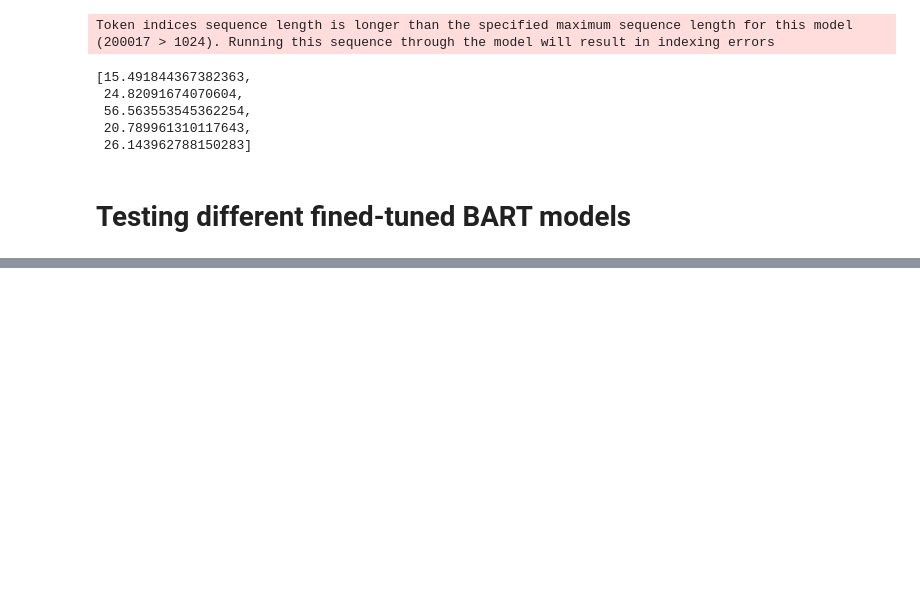
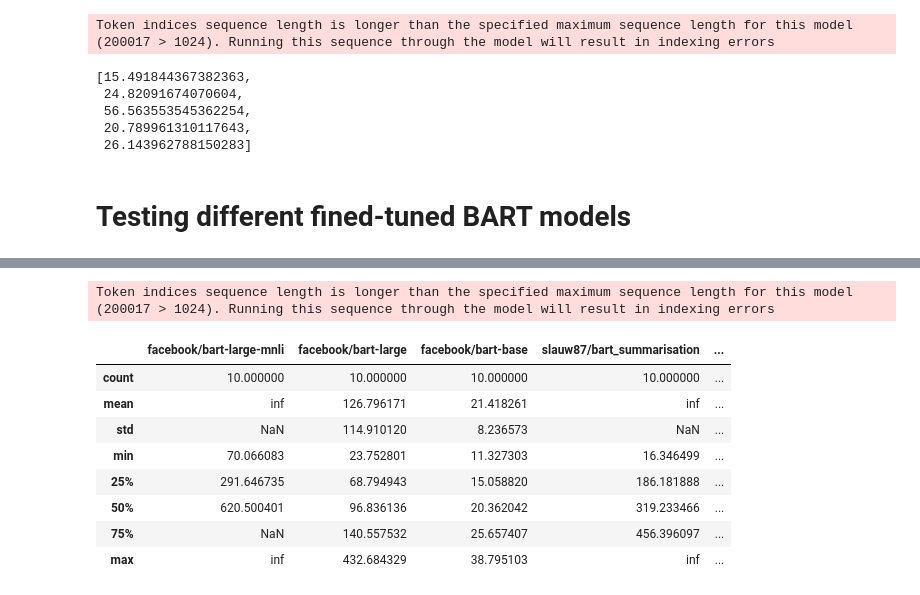
Before and after one commit to aecoaker/FTA-Summary, a Jupyter notebook: Exploring_BART_Models.ipynb, the cells around one changed output, grey strips where cells are left out. Saved outputs shown, nothing was run; the diff lists cells and outputs as text; code cells hidden in the pictures; blank space fills up the shorter version.

```diff
--- a/Exploring_BART_Models.ipynb
+++ b/Exploring_BART_Models.ipynb
@@ -539,0 +527,5 @@ KeyboardInterrupt: ignored
+# %%
+#find next two most-download models that can do mask infilling
+perplexities['slauw87/bart_summarisation'] = perplexity(fta_text, model = 'slauw87/bart_summarisation')
+#remove this one from consideration for same reason as the above
+#perplexities['facebook/bart-large-xsum'] = perplexity(fta_text, model = 'facebook/bart-large-xsum')
@@ -540,2 +536,16 @@ KeyboardInterrupt: ignored
+# %%
+perplexities['vblagoje/bart_lfqa'] = perplexity(fta_text, model = 'vblagoje/bart_lfqa')
+# %% [output]
+Token indices sequence length is longer than the specified maximum sequence length for this model (200017 > 1024). Running this sequence through the model will result in indexing errors
 # %%
-perplexities.desribe()
+perplexities.describe()
+# %% [output]
+|  | facebook/bart-large-mnli | facebook/bart-large | facebook/bart-base | slauw87/bart_summarisation | ... |
+| count | 10.000000 | 10.000000 | 10.000000 | 10.000000 | ... |
+| mean | inf | 126.796171 | 21.418261 | inf | ... |
+| std | NaN | 114.910120 | 8.236573 | NaN | ... |
+| min | 70.066083 | 23.752801 | 11.327303 | 16.346499 | ... |
+| 25% | 291.646735 | 68.794943 | 15.058820 | 186.181888 | ... |
+| 50% | 620.500401 | 96.836136 | 20.362042 | 319.233466 | ... |
+| 75% | NaN | 140.557532 | 25.657407 | 456.396097 | ... |
+| max | inf | 432.684329 | 38.795103 | inf | ... |
```
Also changed, not shown: parts of 2 cells of this notebook.
